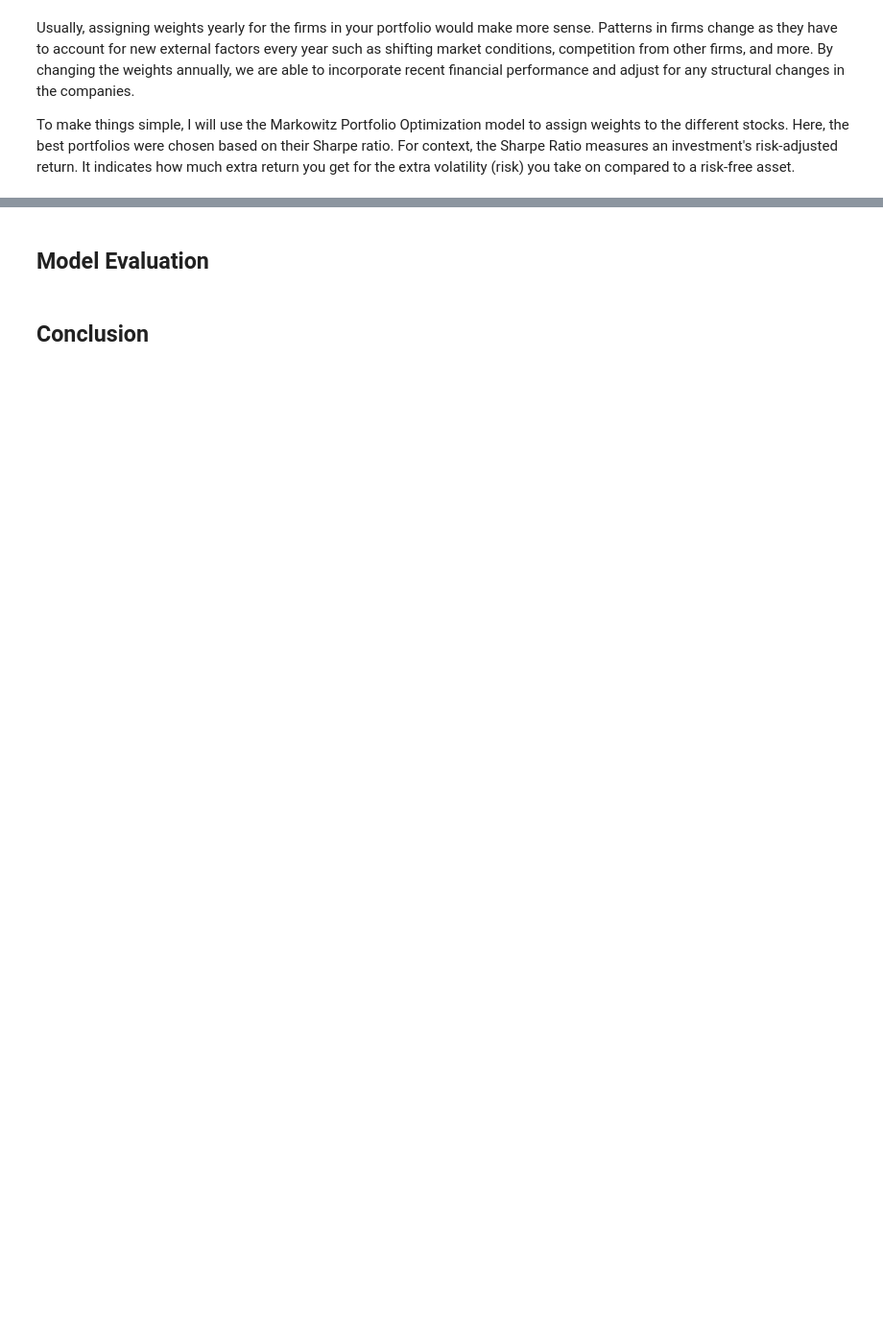
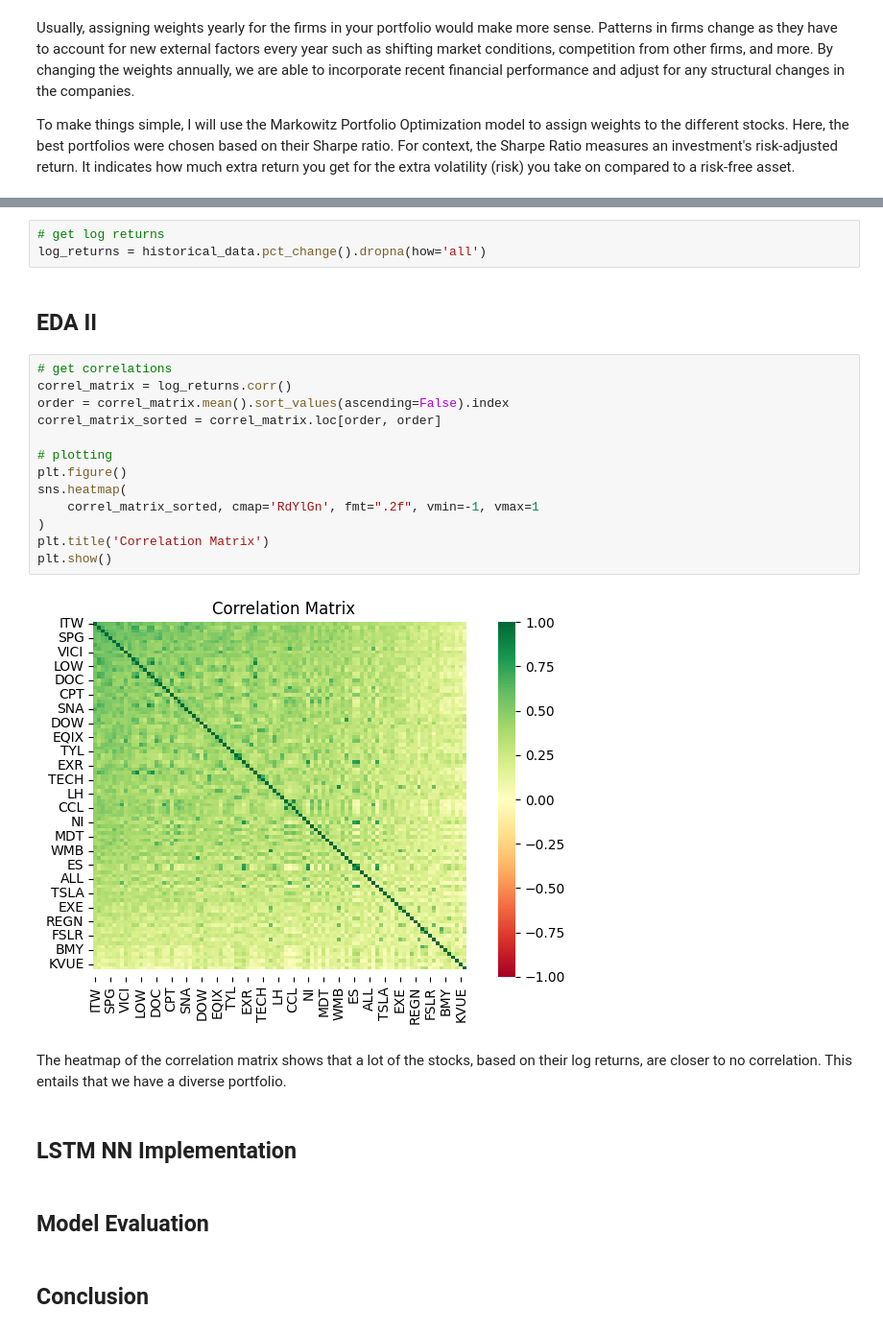
Before and after one commit to donnafaithhh/LSTM-Trading, a Jupyter notebook: LSTM simulation.ipynb, the cells around one changed output, grey strips where cells are left out. Shown: that part at 96% size. Cells and saved outputs as stored; diff of their text form; blank space fills up the shorter version.

```diff
--- a/LSTM simulation.ipynb
+++ b/LSTM simulation.ipynb
@@ -475,3 +541,28 @@ for year in years:
+# %%
+# get log returns
+log_returns = historical_data.pct_change().dropna(how='all')
+# %% [markdown]
+## EDA II
+# %%
+# get correlations
+correl_matrix = log_returns.corr()
+order = correl_matrix.mean().sort_values(ascending=False).index
+correl_matrix_sorted = correl_matrix.loc[order, order]
+
+# plotting
+plt.figure()
+sns.heatmap(
+    correl_matrix_sorted, cmap='RdYlGn', fmt=".2f", vmin=-1, vmax=1
+)
+plt.title('Correlation Matrix')
+plt.show()
+# %% [output]
+[figure, added]
+# %% [markdown]
+The heatmap of the correlation matrix shows that a lot of the stocks, based on their log returns, are closer to no correlation.
+This entails that we have a diverse portfolio.
+# %% [markdown]
+## LSTM NN Implementation
 # %% [markdown]
 ## Model Evaluation
 # %% [markdown]
```
Also changed, not shown: parts of 17 cells of this notebook.
